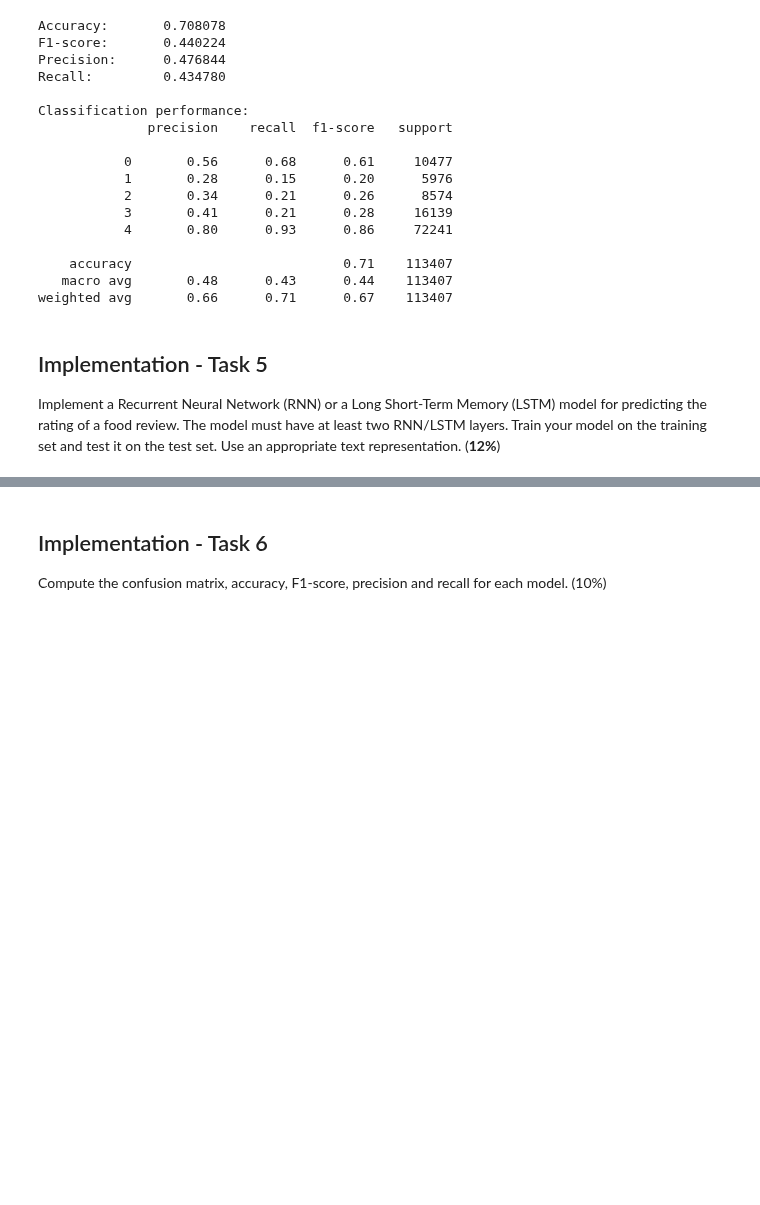
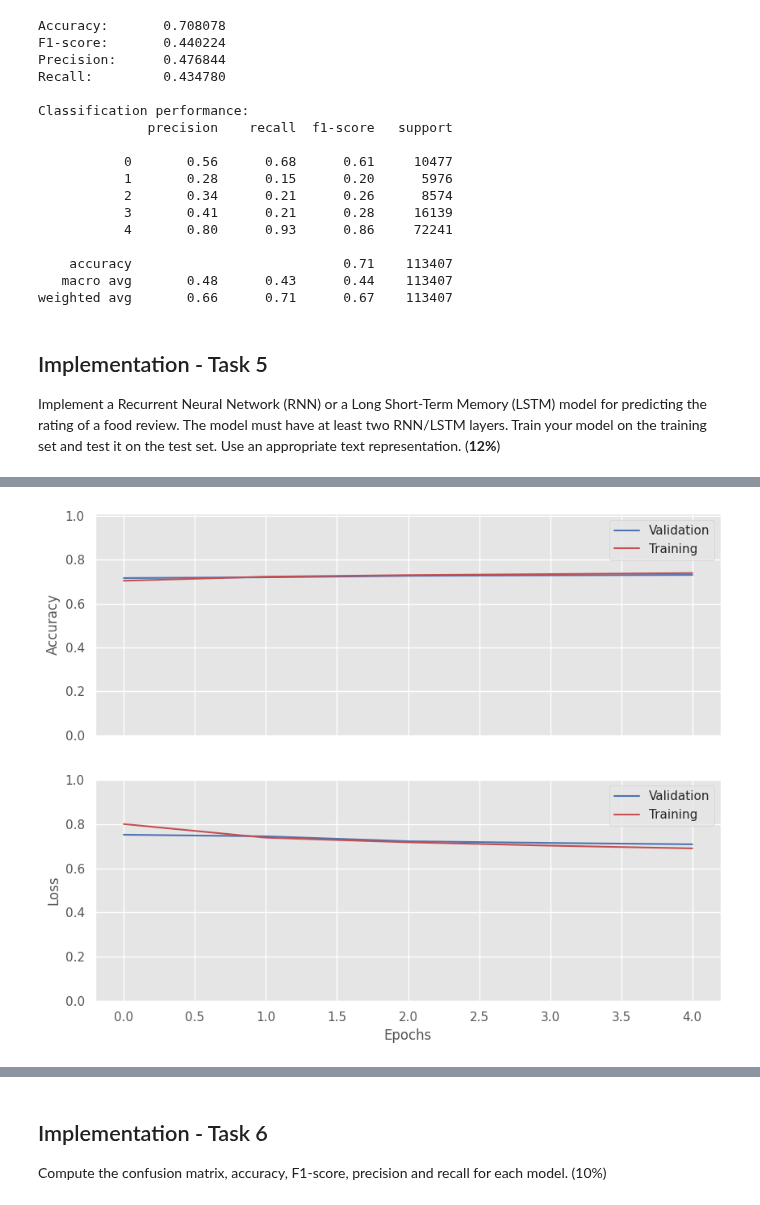
Before and after one commit to alasdair-breasley/tmla-assignment, a Jupyter notebook: TMLA_Assignment.ipynb, the cells around one changed output, grey strips where cells are left out. Drawn from its saved outputs; the diff is of its cells as text; code cells hidden in the pictures; blank space fills up the shorter version.

```diff
--- a/TMLA_Assignment.ipynb
+++ b/TMLA_Assignment.ipynb
@@ -1147,7 +1136,7 @@ if (load_LSTM != True):
     x_train = np.array(train_data_w2v_words_vectorised)
     y_train = np.array(train_labels_minus1)
 
-    history = lstm_model.fit(x = x_train, y = y_train, validation_split = 0.3, epochs = epochs, verbose = 2)
+    lstm_history = lstm_model.fit(x = x_train, y = y_train, validation_split = 0.3, epochs = epochs, verbose = 2)
 
     # Save model
     lstm_model_filename = "lstm_model.pkl"
@@ -1156,8 +1145,21 @@ if (load_LSTM != True):
 
         pickle.dump(lstm_model, file)
 
+    # Save training history
+    lstm_model_history_filename = "lstm_model_history.pkl"
+
+    with open(lstm_model_history_filename, "wb") as file:
+
+        pickle.dump(lstm_history, file)
+
 if (load_LSTM != True): # TODO: Intentionally don't load model - revert
 
+    # Load model
     with open("lstm_model.pkl", "rb") as file:
 
         lstm_model = pickle.load(file)
+
+    # Load training history
+    with open("lstm_model_history.pkl", "rb") as file:
+
+        lstm_history = pickle.load(file)
@@ -1164,21 +1177,23 @@ if (load_LSTM != True): # TODO: Intentionally don't load model - revert
 # %%
 if (load_LSTM != True):
 
     plt.style.use("ggplot")
     fig, (ax1, ax2) = plt.subplots(2, figsize = (10, 8), dpi = 100, sharex = True)
     ax1.set_ylim([0, 1.01])
-    ax1.plot(history.history["val_accuracy"], "b")
+    ax1.plot(lstm_history.history["val_accuracy"], "b")
     ax1.set_ylabel("Accuracy")
-    ax1.plot(history.history["accuracy"], "r")
+    ax1.plot(lstm_history.history["accuracy"], "r")
     ax1.legend(["Validation", "Training"])
     ax2.set_ylim([0, 1])
-    ax2.plot(history.history["val_loss"], "b")
-    ax2.plot(history.history["loss"], "r")
+    ax2.plot(lstm_history.history["val_loss"], "b")
+    ax2.plot(lstm_history.history["loss"], "r")
     ax2.set_ylabel("Loss")
     ax2.set_xlabel("Epochs")
     ax2.legend(["Validation", "Training"])
 
 # TODO: Load image in instead of having to run training and get history each time
+# %% [output]
+[figure, added]
 # %%
 # Test model
 lstm_predictions = lstm_model.predict(np.array(test_data_w2v_words_vectorised))
```
Also changed, not shown: parts of 11 cells of this notebook.
